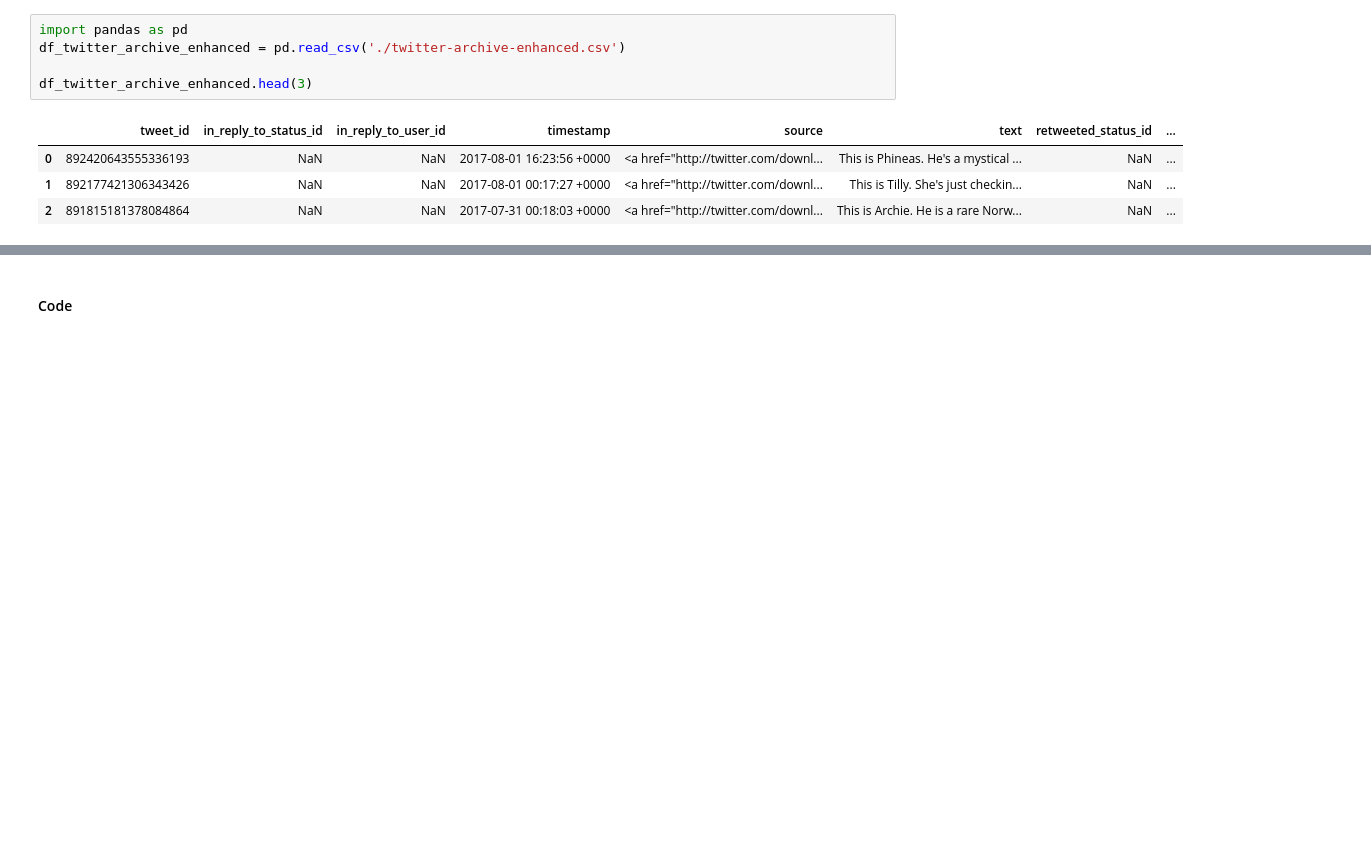
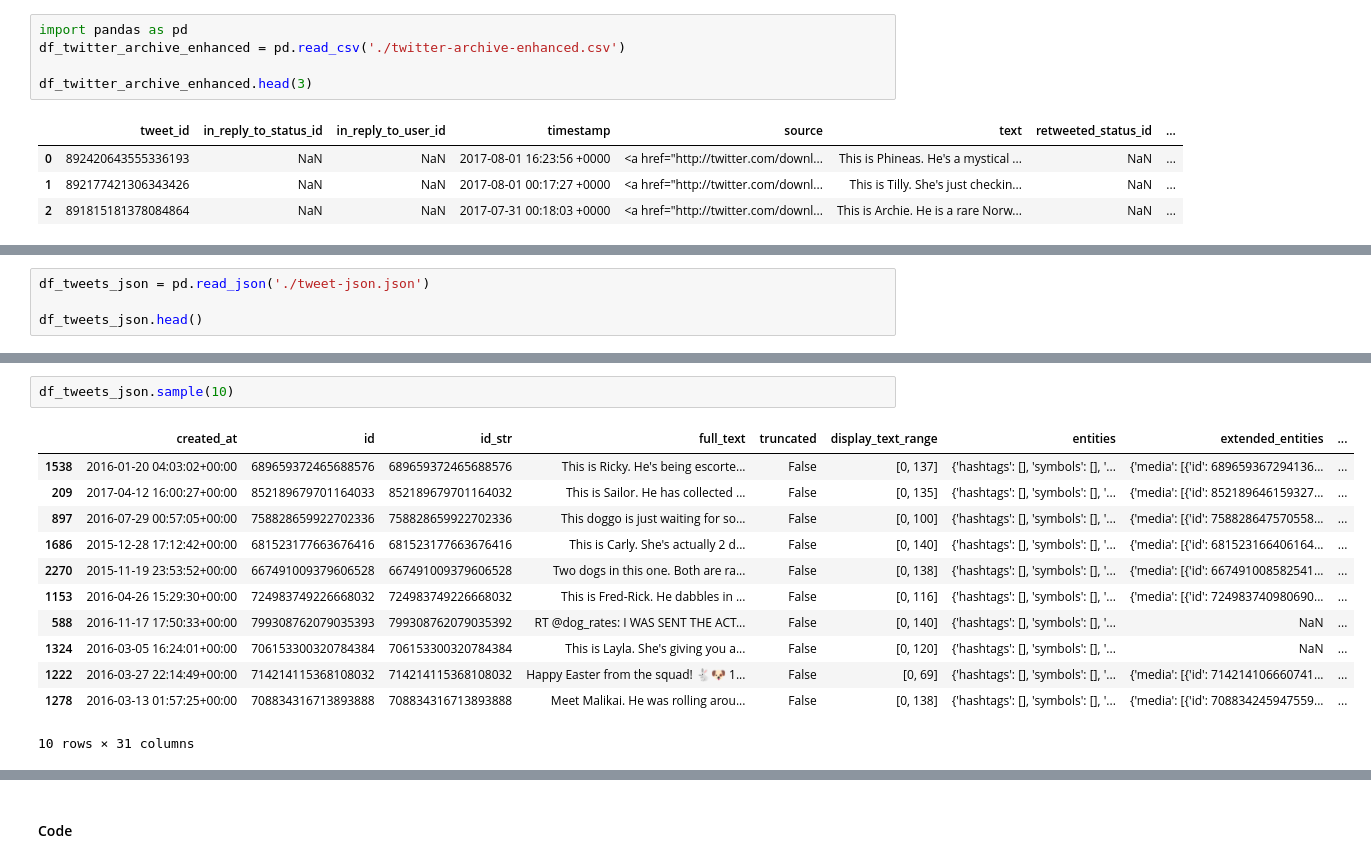
Before and after one commit to josuablejeru/project_3_data_wrangle_and_analyze_data, a Jupyter notebook: wrangle_act.ipynb, the cells around one changed output, grey strips where cells are left out. Saved outputs shown, nothing was run; the diff lists cells and outputs as text; blank space fills up the shorter version.

```diff
--- a/wrangle_act.ipynb
+++ b/wrangle_act.ipynb
@@ -40,0 +98,4 @@ df_image_predictions.head(2)
+# %%
+df_tweets_json = pd.read_json('./tweet-json.json')
+
+df_tweets_json.head()
@@ -40,0 +184,15 @@ df_image_predictions.head(2)
+# %%
+df_tweets_json.sample(10)
+# %% [output]
+|  | created_at | id | id_str | full_text | truncated | display_text_range | entities | extended_entities | ... |
+| 1538 | 2016-01-20 04:03:02+00:00 | 689659372465688576 | 689659372465688576 | This is Ricky. He's being escorte... | False | [0, 137] | {'hashtags': [], 'symbols': [], '... | {'media': [{'id': 689659367294136... | ... |
+| 209 | 2017-04-12 16:00:27+00:00 | 852189679701164033 | 852189679701164032 | This is Sailor. He has collected ... | False | [0, 135] | {'hashtags': [], 'symbols': [], '... | {'media': [{'id': 852189646159327... | ... |
+| 897 | 2016-07-29 00:57:05+00:00 | 758828659922702336 | 758828659922702336 | This doggo is just waiting for so... | False | [0, 100] | {'hashtags': [], 'symbols': [], '... | {'media': [{'id': 758828647570558... | ... |
+| 1686 | 2015-12-28 17:12:42+00:00 | 681523177663676416 | 681523177663676416 | This is Carly. She's actually 2 d... | False | [0, 140] | {'hashtags': [], 'symbols': [], '... | {'media': [{'id': 681523166406164... | ... |
+| 2270 | 2015-11-19 23:53:52+00:00 | 667491009379606528 | 667491009379606528 | Two dogs in this one. Both are ra... | False | [0, 138] | {'hashtags': [], 'symbols': [], '... | {'media': [{'id': 667491008582541... | ... |
+| 1153 | 2016-04-26 15:29:30+00:00 | 724983749226668032 | 724983749226668032 | This is Fred-Rick. He dabbles in ... | False | [0, 116] | {'hashtags': [], 'symbols': [], '... | {'media': [{'id': 724983740980690... | ... |
+| 588 | 2016-11-17 17:50:33+00:00 | 799308762079035393 | 799308762079035392 | RT @dog_rates: I WAS SENT THE ACT... | False | [0, 140] | {'hashtags': [], 'symbols': [], '... | NaN | ... |
+| 1324 | 2016-03-05 16:24:01+00:00 | 706153300320784384 | 706153300320784384 | This is Layla. She's giving you a... | False | [0, 120] | {'hashtags': [], 'symbols': [], '... | NaN | ... |
+| 1222 | 2016-03-27 22:14:49+00:00 | 714214115368108032 | 714214115368108032 | Happy Easter from the squad! 🐇🐶 1... | False | [0, 69] | {'hashtags': [], 'symbols': [], '... | {'media': [{'id': 714214106660741... | ... |
+| 1278 | 2016-03-13 01:57:25+00:00 | 708834316713893888 | 708834316713893888 | Meet Malikai. He was rolling arou... | False | [0, 138] | {'hashtags': [], 'symbols': [], '... | {'media': [{'id': 708834245947559... | ... |
+10 rows × 31 columns
```
Also changed, not shown: parts of 71 cells of this notebook.
